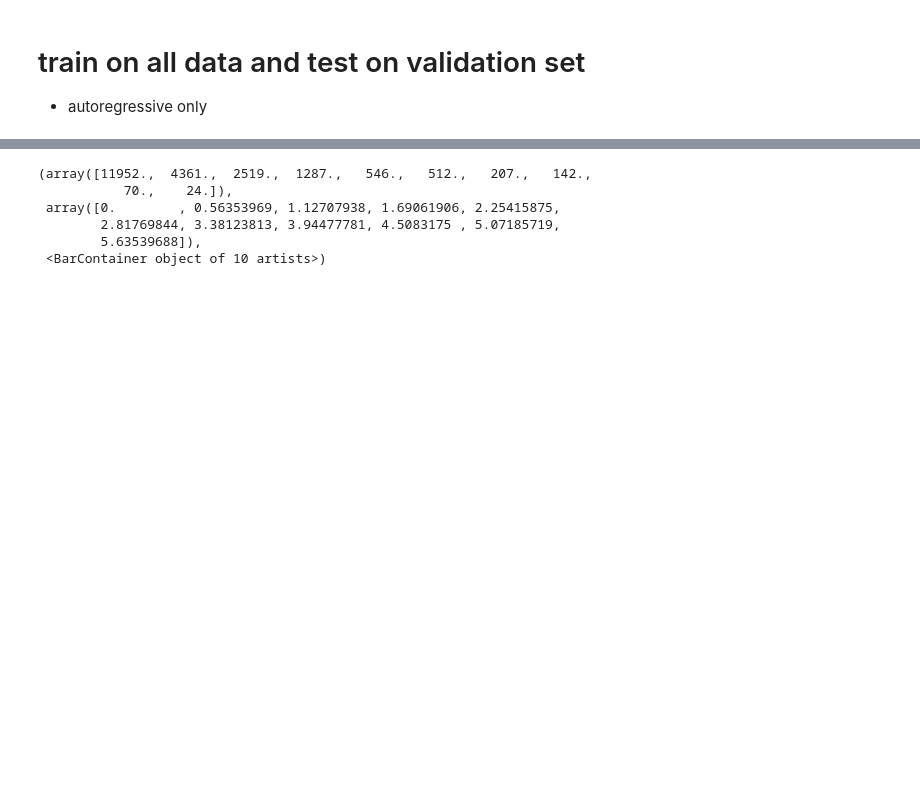
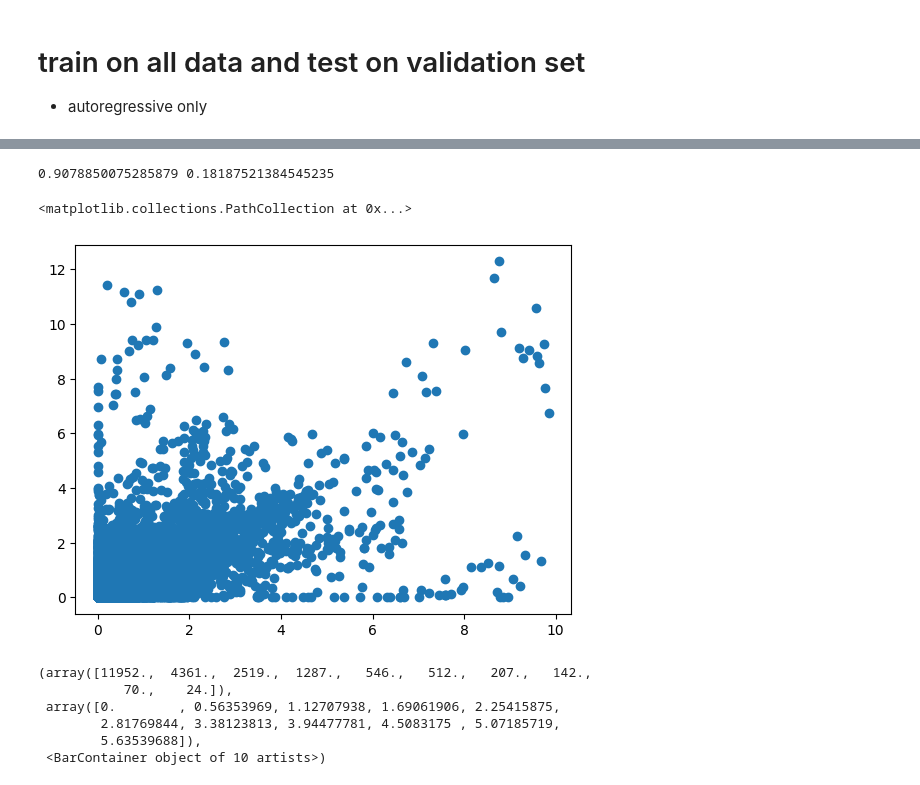
Before and after one commit to PinaColadast/eth-capstone-treewater-deficit, a Jupyter notebook: 02_ridge_non_at_and_at.ipynb, the cells around one changed output, grey strips where cells are left out. Drawn from its saved outputs; the diff is of its cells as text; code cells hidden in the pictures; blank space fills up the shorter version.

```diff
--- a/02_ridge_non_at_and_at.ipynb
+++ b/02_ridge_non_at_and_at.ipynb
@@ -121,7 +121,7 @@ df_series_all_test_sites = df_series_all_test.merge(twd_tree_series_sites[['site
 # Get one hot encoding of columns B
 one_hot = pd.get_dummies(df_series_all_median['species'],dtype=float)
 # Drop column B as it is now encoded, hmm maybe not yet
-df_series_all_features = df_series_all_median
+df_series_all_features = df_series_all_median.copy()
 # Join the encoded df
 df_series_all_features = df_series_all_features.join(one_hot.iloc[: , 0:6])
 # drop useless features
@@ -129,9 +129,10 @@ df_series_features = df_series_all_features.drop(columns=['year'])
 
 # transform test
 one_hot_test = pd.get_dummies(df_series_all_test_sites['species'],dtype=float)
-df_series_all_features_test = df_series_all_test_sites
+df_series_all_features_test = df_series_all_test_sites.copy()
 df_series_all_features_test = df_series_all_features_test.join(one_hot_test.iloc[: , 0:6])
 df_series_features_test = df_series_all_features_test.drop(columns=['year'])
+df_series_features_test = df_series_features_test[df_series_features.columns]
 # %%
 # create a dataframe with log2 transformed twd values
 df_series_features_log2 = df_series_features.copy()
@@ -607,6 +594,19 @@ test_df_final_at
 # %%
 test_y_pred_final_at,  test_y_final_at= utils.compute_recursive_predictions_fast(rgr_at_final, test_df_final_at, feature_window_size=lag_n,
                                                               tensor = False)
+# %%
+test_y_pred_1day = rgr_at_final.predict(test_X_final_at).reshape(-1)
+
+rmse_test_at_1day = root_mean_squared_error(utils.clip_and_inverse_log2_transform(test_y_final_at), utils.clip_and_inverse_log2_transform(test_y_pred_1day))
+r2_test_at_1day = r2_score(utils.clip_and_inverse_log2_transform(test_y_final_at), utils.clip_and_inverse_log2_transform(test_y_pred_1day))
+print(rmse_test_at_1day, r2_test_at_1day)
+# %% [output]
+0.9078850075285879 0.18187521384545235
+# %%
+plt.scatter(utils.clip_and_inverse_log2_transform(test_y_final_at), utils.clip_and_inverse_log2_transform(test_y_pred_1day))
+# %% [output]
+<matplotlib.collections.PathCollection at 0x...>
+[figure, added]
 # %%
 df_final_test_performance = pd.DataFrame({
     "prediction": test_y_pred_final_at,
```
Also changed, not shown: parts of 4 cells of this notebook, 3 other files.
